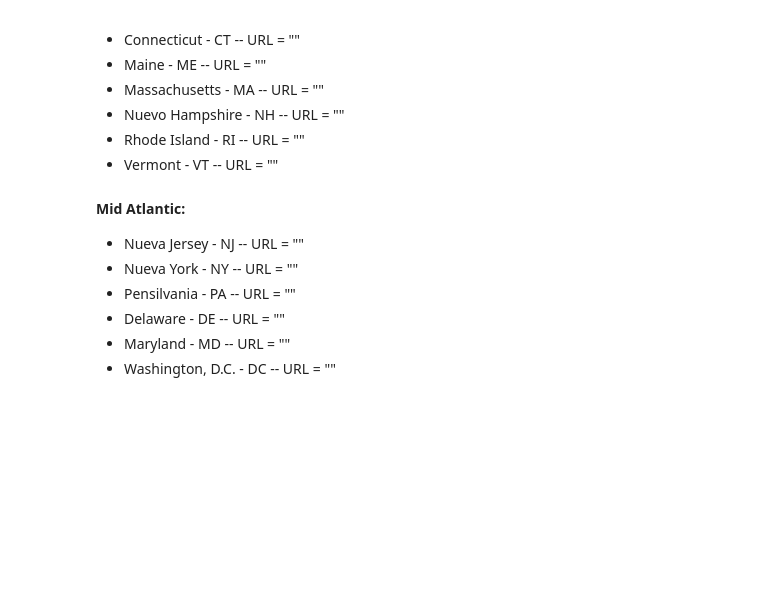
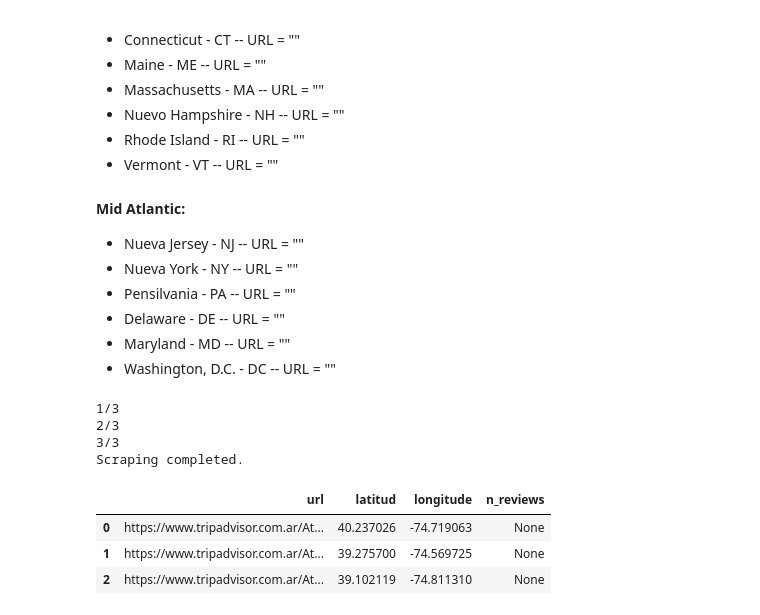
Before and after one commit to LeonardoCostaH/PF_DS_YELP, a Jupyter notebook: webScrapping.ipynb, the cells around one changed output. Cells and saved outputs as stored; diff of their text form; code cells hidden in the pictures; blank space fills up the shorter version.

```diff
--- a/webScrapping.ipynb
+++ b/webScrapping.ipynb
@@ -886,3 +888,37 @@ Longitud: -111.89146487
 - Delaware - DE             -- URL = ""
 - Maryland - MD             -- URL = ""
 - Washington, D.C. - DC     -- URL = ""
+# %%
+# This function takes a state and the corresponding url and returns a list of dicts with each state's touristic attractions
+def scrape_attractions_attribute(urls: str, report=True) -> list:
+
+    attributes = [] # to store data while scrapping
+    failed_urls = [] # to store errors while scrapping
+
+    # Instanciate and configurate driver
+    chrome_options = selenium.webdriver.chrome.options.Options()
+    chrome_options.add_argument('--headless') # unables GUI
+    chrome_options.add_argument('--disable-infobars') # unables images loading
+    driver = webdriver.Chrome(options=chrome_options)
+
+    for i, url in enumerate(urls):
+        print(f'{i+1}/{len(urls)}')
+        try:
+            #
+            driver.get(url)
+            time.sleep(5)
+            #
+            driver.execute_script("window.scrollTo(0, document.body.scrollHeight*0.85);") # scroll to load page and buttons
+            path_element = driver.find_element(By.CLASS_NAME, 'oPZZx')
+            html = path_element.get_attribute("outerHTML")
+            matches = re.search(r'center=([\d.-]+),([\d.-]+)', html)
+            #
+            if matches:
+                attributes.append({"url": url, "latitud": matches.group(1), "longitude": matches.group(2)})
+            else:
+                attributes.append({"url": url, "latitud": matches.group(1), "longitude": matches.group(2)})
+
+        except:
+            attributes.append({"url": url, "latitud": None, "longitude": None})
+
+    return attributes
@@ -888,0 +980,13 @@ Longitud: -111.89146487
+# %%
+atracciones = pd.read_csv(r'files\data\tripadvisor\mid_atlantic_attractions.csv')
+# %%
+scrape_attractions_attribute(atracciones["reviews_url"].head(3))
+# %% [output]
+1/3
+2/3
+3/3
+Scraping completed.
+|  | url | latitud | longitude | n_reviews |
+| 0 | https://www.tripadvisor.com.ar/At... | 40.237026 | -74.719063 | None |
+| 1 | https://www.tripadvisor.com.ar/At... | 39.275700 | -74.569725 | None |
+| 2 | https://www.tripadvisor.com.ar/At... | 39.102119 | -74.811310 | None |
```
Also changed, not shown: parts of 2 cells of this notebook, 2 other files.
